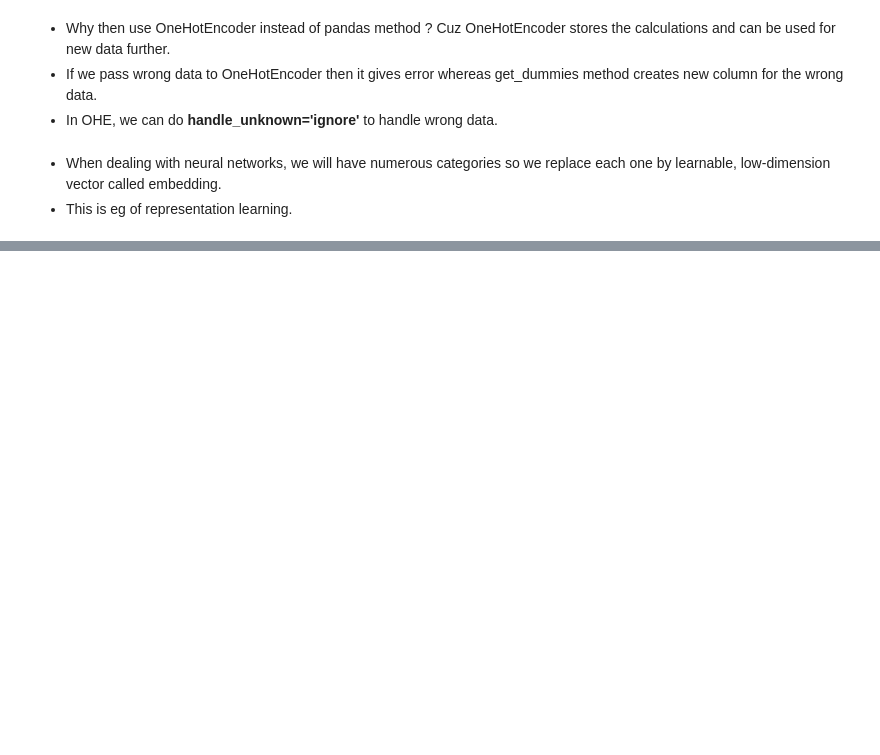
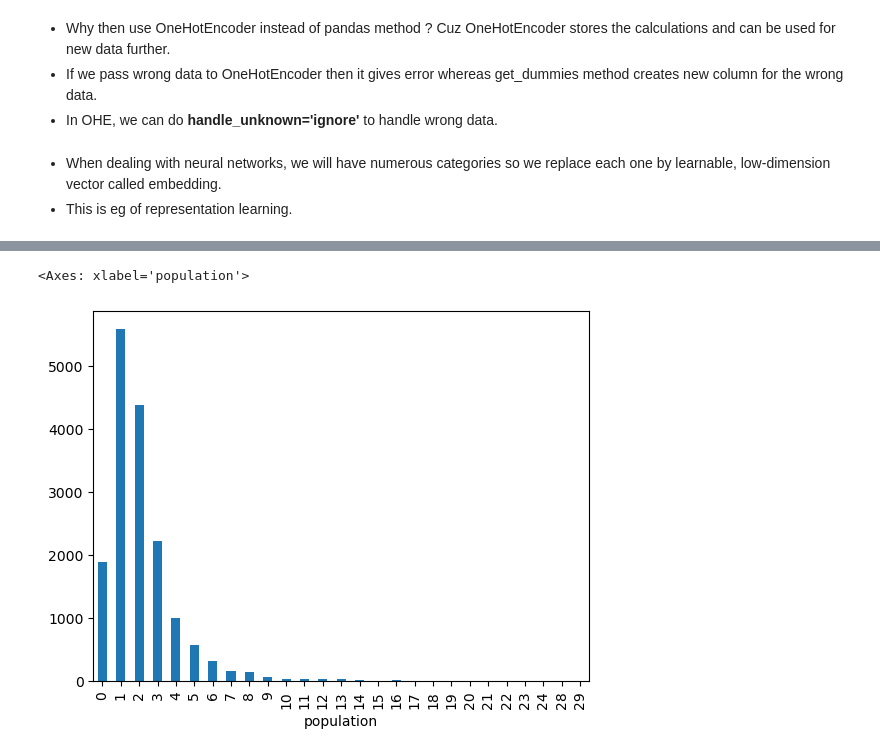
Before and after one commit to 1Nitin1/Jupyter-Codes, a Jupyter notebook: Machine Learning Notes/ML_Unit_2_pg61to102.ipynb, the cells around one changed output, grey strips where cells are left out. Saved outputs shown, nothing was run; the diff lists cells and outputs as text; code cells hidden in the pictures; blank space fills up the shorter version.

```diff
--- a/Machine Learning Notes/ML_Unit_2_pg61to102.ipynb
+++ b/Machine Learning Notes/ML_Unit_2_pg61to102.ipynb
@@ -551,0 +650,15 @@ etition. The most effec
+# %%
+# Let's now learn bucketsizing
+# It is the technique by which we distribute data into buckets or ranges.
+# types:
+# 1. fixed size buckets
+# 2. exponential buckets
+# 3. Fixed quantity buckets
+k=housing['population']
+# cut is used for same size bucketing and qcut is used for same quantile bucketsizing.
+dd=pd.cut(k,bins=30,labels=False)
+# %%
+dd.value_counts().sort_index().plot.bar(dd)
+# %% [output]
+<Axes: xlabel='population'>
+[figure, added]
```
Also changed, not shown: parts of 41 cells of this notebook.
